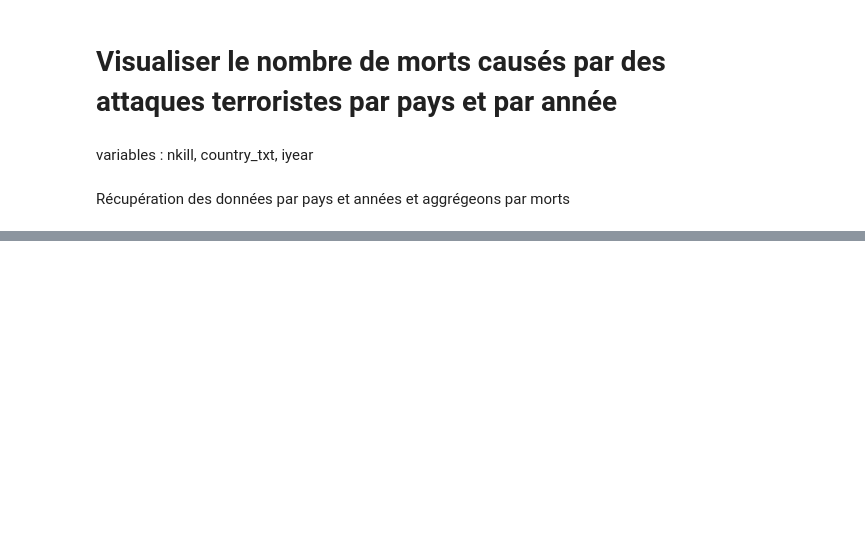
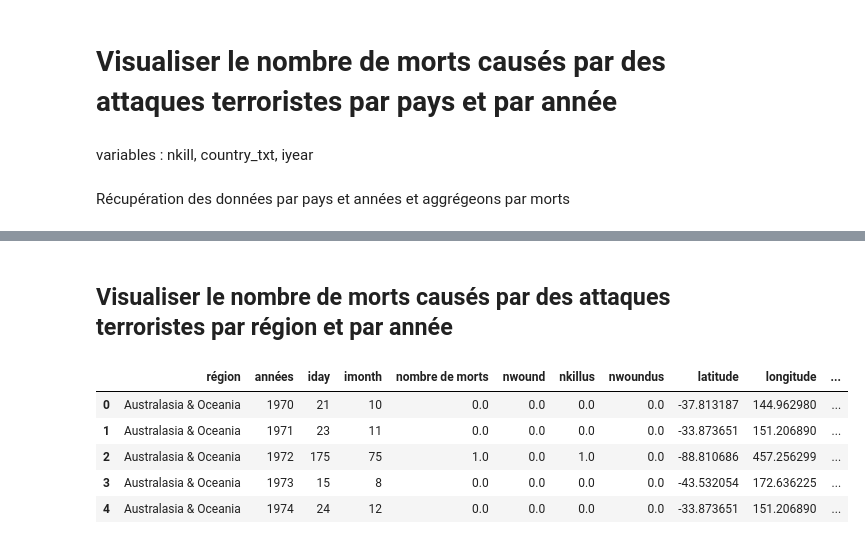
Before and after one commit to Oumar199/TerroristAttackDashboard, a Jupyter notebook: exploration.ipynb, the cells around one changed output, grey strips where cells are left out. Drawn from its saved outputs; the diff is of its cells as text; code cells hidden in the pictures; blank space fills up the shorter version.

```diff
--- a/exploration.ipynb
+++ b/exploration.ipynb
@@ -144,0 +167,17 @@ TypeError: line() got an unexpected keyword argument 'hue'
+# %% [markdown]
+## Visualiser le nombre de morts causés par des attaques terroristes par région et par année
+# %%
+# créons un dataframe pour le nombre de morts par region et annee
+df_region_morts = cleaned_data_2.groupby(['region_txt', 'iyear'], as_index = False).sum('nkill')
+# %%
+# renommons les colonnes qui nous intéresse
+df_region_morts.rename(columns={"nkill": "nombre de morts", "region_txt": "région", "iyear": "années"}, inplace=True)
+# %%
+df_region_morts.head()
+# %% [output]
+|  | région | années | iday | imonth | nombre de morts | nwound | nkillus | nwoundus | latitude | longitude | ... |
+| 0 | Australasia & Oceania | 1970 | 21 | 10 | 0.0 | 0.0 | 0.0 | 0.0 | -37.813187 | 144.962980 | ... |
+| 1 | Australasia & Oceania | 1971 | 23 | 11 | 0.0 | 0.0 | 0.0 | 0.0 | -33.873651 | 151.206890 | ... |
+| 2 | Australasia & Oceania | 1972 | 175 | 75 | 1.0 | 0.0 | 1.0 | 0.0 | -88.810686 | 457.256299 | ... |
+| 3 | Australasia & Oceania | 1973 | 15 | 8 | 0.0 | 0.0 | 0.0 | 0.0 | -43.532054 | 172.636225 | ... |
+| 4 | Australasia & Oceania | 1974 | 24 | 12 | 0.0 | 0.0 | 0.0 | 0.0 | -33.873651 | 151.206890 | ... |
```
Also changed, not shown: parts of 7 cells of this notebook.
